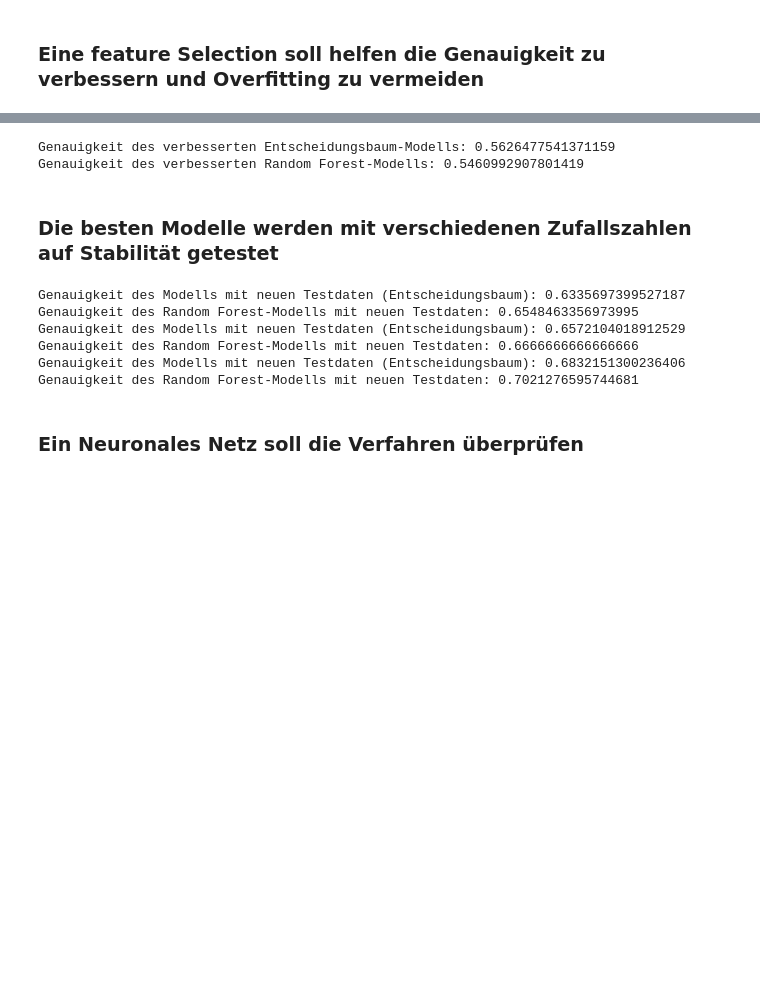
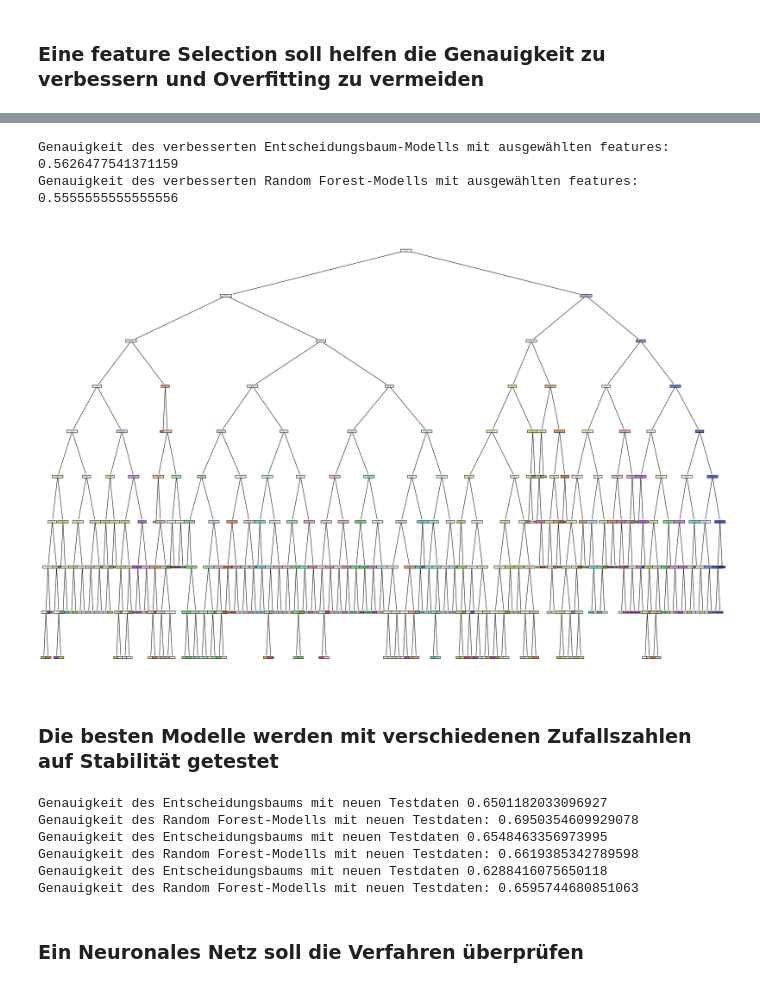
Before and after one commit to MagnusJachnik/Data_Mining_Projekt_Studium, a Jupyter notebook: Data_Mining_Projekt.ipynb, the cells around one changed output, grey strips where cells are left out. Drawn from its saved outputs; the diff is of its cells as text; code cells hidden in the pictures; blank space fills up the shorter version.

```diff
--- a/Data_Mining_Projekt.ipynb
+++ b/Data_Mining_Projekt.ipynb
@@ -317,39 +357,49 @@ selected_columns = [
 ]
 
 # Neuen DataFrame nur mit den ausgewählten Spalten erstellen
-df_selected_columns = df_decision_tree[selected_columns]
+df_selected_columns = df_supervised_learning[selected_columns]
 # %%
 # features und labels definieren
 features_selected = df_selected_columns.drop('obesity_levels', axis=1)
 labels_selected = df_selected_columns['obesity_levels']
 
 # Einteilung in Trainings- und Testdaten
 X_train_features_selected, X_test_features_selected, y_train_features_selected, y_test_features_selected = train_test_split(features_selected, labels_selected, test_size=0.2, random_state=42)
 
 # Entscheidungsbaum-Modell mit angepassten Parametern erstellen
-model_dt_features_selected = DecisionTreeClassifier(max_depth=27, min_samples_split=2, min_samples_leaf=1)
+model_dt_features_selected = DecisionTreeClassifier(max_depth=25, min_samples_split=2, min_samples_leaf=1)
 model_dt_features_selected.fit(X_train_features_selected, y_train_features_selected)
 
 # Vorhersagen auf den Testdaten
 predictions_dt_features_selected = model_dt_features_selected.predict(X_test_features_selected)
 
 # Evaluierung der Modellgenauigkeit
 accuracy_dt_features_selected = accuracy_score(y_test_features_selected, predictions_dt_features_selected)
 print("Genauigkeit des verbesserten Entscheidungsbaum-Modells mit ausgewählten features:", accuracy_dt_features_selected)
 
 # Random Forest-Modell mit angepassten Parametern erstellen
-model_rf_features_selected = RandomForestClassifier(n_estimators=50, max_depth=20, min_samples_split=6, min_samples_leaf=2)
+model_rf_features_selected = RandomForestClassifier(n_estimators=50, max_depth=25, min_samples_split=6, min_samples_leaf=2)
 model_rf_features_selected.fit(X_train_features_selected, y_train_features_selected)
 
 # Vorhersagen auf den Testdaten für Random Forest
 predictions_rf_features_selected = model_rf_features_selected.predict(X_test_features_selected)
 
 # Evaluierung der Modellgenauigkeit für Random Forest
 accuracy_rf_features_selected = accuracy_score(y_test_features_selected, predictions_rf_features_selected)
 print("Genauigkeit des verbesserten Random Forest-Modells mit ausgewählten features:", accuracy_rf_features_selected)
+
+
+from sklearn.tree import plot_tree
+import matplotlib.pyplot as plt
+
+# Plot des Entscheidungsbaums
+plt.figure(figsize=(30, 20))
+plot_tree(model_dt_features_selected, feature_names=features_selected.columns, class_names=model_dt_features_selected.classes_, filled=True, rounded=True)
+plt.show()
 # %% [output]
-Genauigkeit des verbesserten Entscheidungsbaum-Modells: 0.5626477541371159
-Genauigkeit des verbesserten Random Forest-Modells: 0.5460992907801419
+Genauigkeit des verbesserten Entscheidungsbaum-Modells mit ausgewählten features: 0.5626477541371159
+Genauigkeit des verbesserten Random Forest-Modells mit ausgewählten features: 0.5555555555555556
+[figure, added]
 # %% [markdown]
 ### Die besten Modelle werden mit verschiedenen Zufallszahlen auf Stabilität getestet
 # %%
@@ -377,15 +427,15 @@ def stability_test(new_random_state):
 
 
 # Verfahren werden mit neuen Daten auf Stabilität getestet
-stability_test(new_random_state=23)
+stability_test(new_random_state=24)
 stability_test(new_random_state=129)
-stability_test(new_random_state=999)
+stability_test(new_random_state=80)
 # %% [output]
-Genauigkeit des Modells mit neuen Testdaten (Entscheidungsbaum): 0.6335697399527187
-Genauigkeit des Random Forest-Modells mit neuen Testdaten: 0.6548463356973995
-Genauigkeit des Modells mit neuen Testdaten (Entscheidungsbaum): 0.6572104018912529
-Genauigkeit des Random Forest-Modells mit neuen Testdaten: 0.6666666666666666
-Genauigkeit des Modells mit neuen Testdaten (Entscheidungsbaum): 0.6832151300236406
-Genauigkeit des Random Forest-Modells mit neuen Testdaten: 0.7021276595744681
+Genauigkeit des Entscheidungsbaums mit neuen Testdaten 0.6501182033096927
+Genauigkeit des Random Forest-Modells mit neuen Testdaten: 0.6950354609929078
+Genauigkeit des Entscheidungsbaums mit neuen Testdaten 0.6548463356973995
+Genauigkeit des Random Forest-Modells mit neuen Testdaten: 0.6619385342789598
+Genauigkeit des Entscheidungsbaums mit neuen Testdaten 0.6288416075650118
+Genauigkeit des Random Forest-Modells mit neuen Testdaten: 0.6595744680851063
 # %% [markdown]
 ### Ein Neuronales Netz soll die Verfahren überprüfen
```
Also changed, not shown: parts of 13 cells of this notebook, 5 other files.
